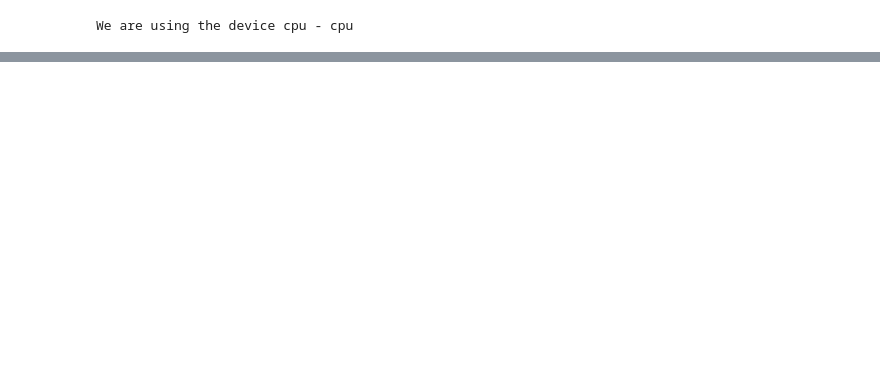
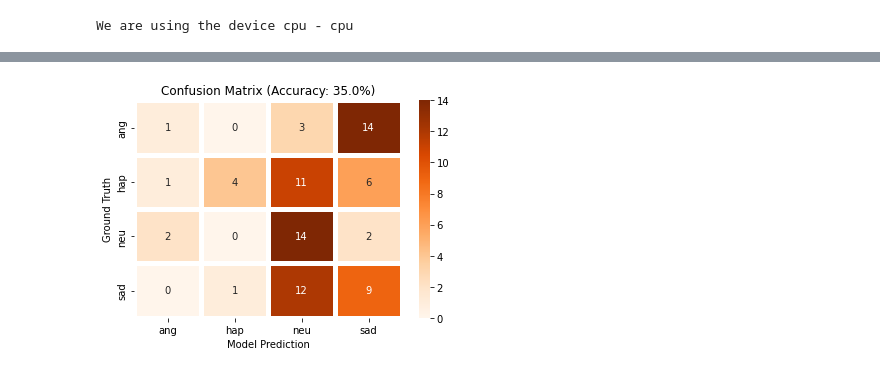
Before and after one commit to karinstefa/ML_Project, a Jupyter notebook: TransferLearning_HUBERT.ipynb, the cells around one changed output, grey strips where cells are left out. Saved outputs shown, nothing was run; the diff lists cells and outputs as text; code cells hidden in the pictures; blank space fills up the shorter version.

```diff
--- a/TransferLearning_HUBERT.ipynb
+++ b/TransferLearning_HUBERT.ipynb
@@ -213,0 +190,2 @@ test_dataset = EmotionDataset(test_encodings, y_test.tolist())
+# %%
+data2.rename(columns={'speech':'path'}, inplace=True)
@@ -400,0 +406,22 @@ IndexError: too many indices for tensor of dimension 2
+# %%
+# Convert test record to a pandas DataFrame object
+from pandas.core.frame import DataFrame
+df_record = DataFrame(record)
+df_record.columns = ["Ground Truth","Model Prediction"]
+
+def get_emotion(label_id):
+    return model.config.id2label[label_id]
+
+df_record["Ground Truth"] = df_record.apply(lambda x: get_emotion(x["Ground Truth"]), axis=1)
+df_record["Model Prediction"] = df_record.apply(lambda x: get_emotion(x["Model Prediction"]), axis=1)
+
+# Concat test texts and test records
+df = pd.concat([test_df2.reset_index(), df_record["Model Prediction"]], axis=1)
+df["emotion"] = df.apply(lambda x: x["emotion"][:3], axis=1)
+
+# Show test result
+# pd.set_option('display.max_rows', None)    # Display all rows
+# df
+
+# Show incorrect predictions
+df[df["emotion"]!=df["Model Prediction"]]
@@ -400,0 +442,10 @@ IndexError: too many indices for tensor of dimension 2
+# %%
+# Display the Confusion Matrix
+import seaborn as sns
+crosstab = pd.crosstab(df_record["Ground Truth"],df_record["Model Prediction"])
+sns.heatmap(crosstab, cmap='Oranges', annot=True, fmt='g', linewidths=5)
+accuracy = df_record["Ground Truth"].eq(df_record["Model Prediction"]).sum() / len(df_record["Ground Truth"])
+plt.title("Confusion Matrix (Accuracy: %s%%)" % round(accuracy*100,2))
+plt.show()
+# %% [output]
+[figure, added]
```
Also changed, not shown: parts of 49 cells of this notebook.
